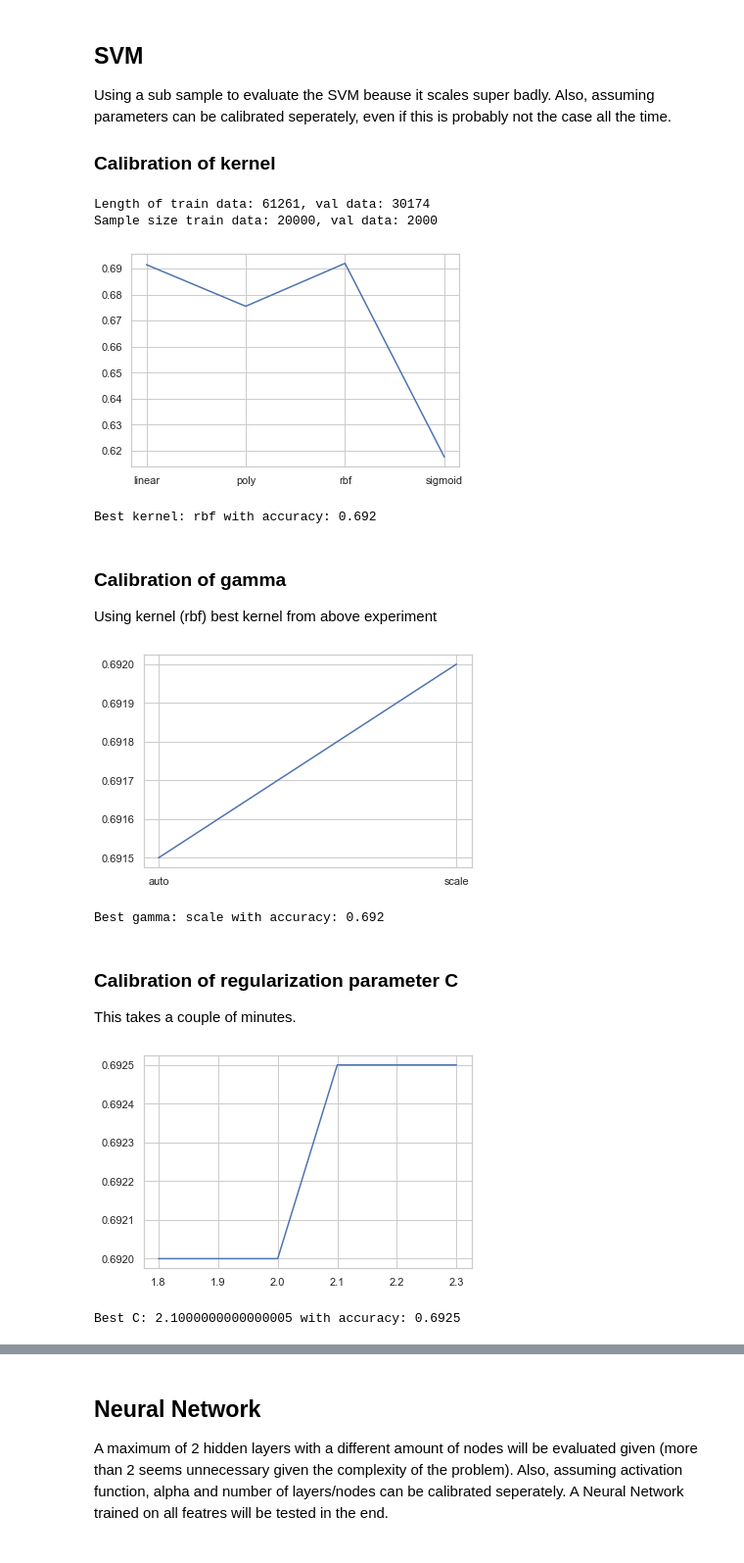
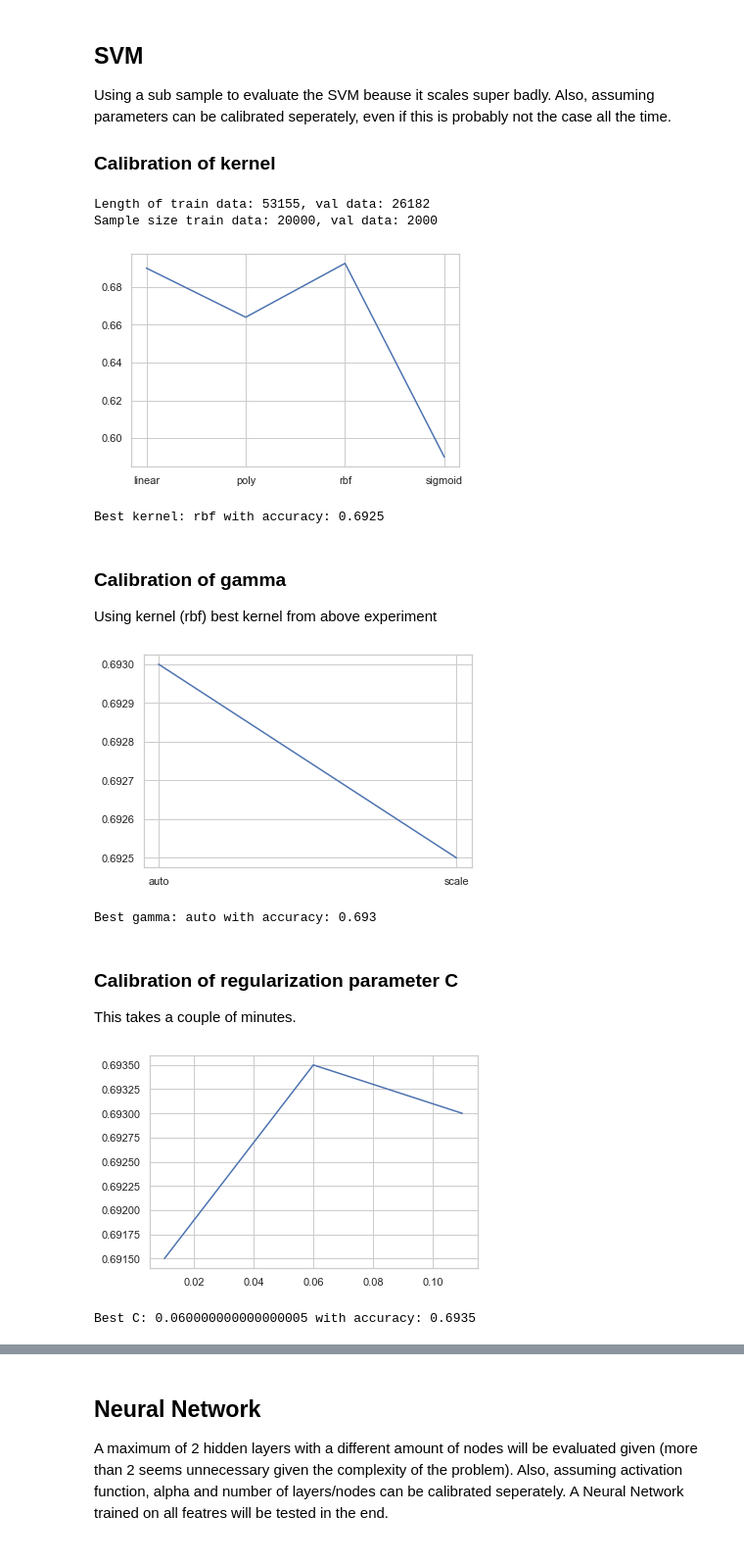
Before and after one commit to jost95/atp-tennis-predictions, a Jupyter notebook: eval_select_test.ipynb, the cells around one changed output, grey strips where cells are left out. Shown at 98% size. Saved outputs shown, nothing was run; the diff lists cells and outputs as text; code cells hidden in the pictures.

```diff
--- a/eval_select_test.ipynb
+++ b/eval_select_test.ipynb
@@ -296,14 +263,14 @@ X_train_final_full = X_train_full.filter(final_columns)
 Calibration of hyperparameter C which is the inverse of regularization strength.
 # %%
 accuracies = []
-c_vals = list(np.arange(0.01, 1, 0.01))
+c_vals = list(np.arange(0.01, 2, 0.1))
 best_acc = 0
 best_c = 0
 
 for c in c_vals:
     lr_model_cal = LogisticRegression(solver=lr_solver, C=c)
-    lr_model_cal.fit(X_train_final, y_train)
-    predictions = lr_model_cal.predict(X_val_final)
+    lr_model_cal.fit(X_train_lr, y_train)
+    predictions = lr_model_cal.predict(X_val_lr)
     acc = accuracy_score(y_val, predictions)
 
     if acc > best_acc:
@@ -341,8 +309,8 @@ best_depth = 0
 
 for max_depth in depths:
     rf_model_cal = RandomForestClassifier(max_depth=max_depth, n_estimators=rf_estimators)
-    rf_model_cal.fit(X_train_final, y_train)
-    predictions = rf_model_cal.predict(X_val_final)
+    rf_model_cal.fit(X_train_rf, y_train)
+    predictions = rf_model_cal.predict(X_val_rf)
     acc = accuracy_score(y_val, predictions)
 
     if acc > best_acc:
@@ -438,19 +430,19 @@ best_kernel = ''
 sample_size_train = 20000
 sample_size_val = 2000
 
-print(f"Length of train data: {len(X_train_final)}, val data: {len(X_val_final)}")
+print(f"Length of train data: {len(X_train_rf)}, val data: {len(X_val_rf)}")
 print(f"Sample size train data: {sample_size_train}, val data: {sample_size_val}")
 
-X_train_final_svm = X_train_final.sample(sample_size_train, random_state=42)
-X_val_final_svm = X_val_final.sample(sample_size_val, random_state=42)
-y_train_final_svm = y_train[X_train_final_svm.index]
-y_val_final_svm = y_val[X_val_final_svm.index]
+X_train_red_svm = X_train_rf.sample(sample_size_train, random_state=42)
+X_val_red_svm = X_val_rf.sample(sample_size_val, random_state=42)
+y_train_red_svm = y_train[X_train_red_svm.index]
+y_val_red_svm = y_val[X_val_red_svm.index]
 
 for kernel in kernels:
     svm_model_cal = SVC(C=1, kernel=kernel, gamma='scale')
-    svm_model_cal.fit(X_train_final_svm, y_train_final_svm)
-    predictions = svm_model_cal.predict(X_val_final_svm)
-    acc = accuracy_score(y_val_final_svm, predictions)
+    svm_model_cal.fit(X_train_red_svm, y_train_red_svm)
+    predictions = svm_model_cal.predict(X_val_red_svm)
+    acc = accuracy_score(y_val_red_svm, predictions)
 
     if acc > best_acc:
         best_acc = acc
@@ -461,10 +453,10 @@ for kernel in kernels:
 plot_hyperparam(accuracies, kernels)
 print(f"Best kernel: {best_kernel} with accuracy: {best_acc}")
 # %% [output]
-Length of train data: 61261, val data: 30174
+Length of train data: 53155, val data: 26182
 Sample size train data: 20000, val data: 2000
-[figure, old version]
+[figure, new version]
-Best kernel: rbf with accuracy: 0.692
+Best kernel: rbf with accuracy: 0.6925
 # %% [markdown]
 ### Calibration of gamma
 
@@ -478,9 +470,9 @@ best_gamma = ''
 
 for gamma in gammas:
     svm_model_cal = SVC(C=1, kernel=optimal_kernel, gamma=gamma)
-    svm_model_cal.fit(X_train_final_svm, y_train_final_svm)
-    predictions = svm_model_cal.predict(X_val_final_svm)
-    acc = accuracy_score(y_val_final_svm, predictions)
+    svm_model_cal.fit(X_train_red_svm, y_train_red_svm)
+    predictions = svm_model_cal.predict(X_val_red_svm)
+    acc = accuracy_score(y_val_red_svm, predictions)
 
     if acc > best_acc:
         best_acc = acc
@@ -491,36 +483,36 @@ for gamma in gammas:
 plot_hyperparam(accuracies, gammas)
 print(f"Best gamma: {best_gamma} with accuracy: {best_acc}")
 # %% [output]
-[figure, old version]
+[figure, new version]
-Best gamma: scale with accuracy: 0.692
+Best gamma: auto with accuracy: 0.693
 # %% [markdown]
 ### Calibration of regularization parameter C
 
 This takes a couple of minutes.
 # %%
 optimal_kernel = 'rbf'
-optimal_gamma = 'scale'
+optimal_gamma = 'auto'
 accuracies = []
-c_vals = list(np.arange(1.8, 2.4, 0.1))
+c_vals = list(np.arange(0.01, 0.12, 0.05))
 best_acc = 0
 best_c = 0
 
 for c in c_vals:
     svm_model_cal = SVC(C=c, kernel=optimal_kernel, gamma=optimal_gamma)
-    svm_model_cal.fit(X_train_final_svm, y_train_final_svm)
-    predictions = svm_model_cal.predict(X_val_final_svm)
-    acc = accuracy_score(y_val_final_svm, predictions)
+    svm_model_cal.fit(X_train_red_svm, y_train_red_svm)
+    predictions = svm_model_cal.predict(X_val_red_svm)
+    acc = accuracy_score(y_val_red_svm, predictions)
 
     if acc > best_acc:
         best_acc = acc
         best_c = c
 
     accuracies.append(acc)
 
 plot_hyperparam(accuracies, c_vals)
 
 print(f"Best C: {best_c} with accuracy: {best_acc}")
 # %% [output]
-[figure, old version]
+[figure, new version]
-Best C: 2.1000000000000005 with accuracy: 0.6925
+Best C: 0.060000000000000005 with accuracy: 0.6935
 # %% [markdown]
```
Also changed, not shown: parts of 46 cells of this notebook, 1 other file.
